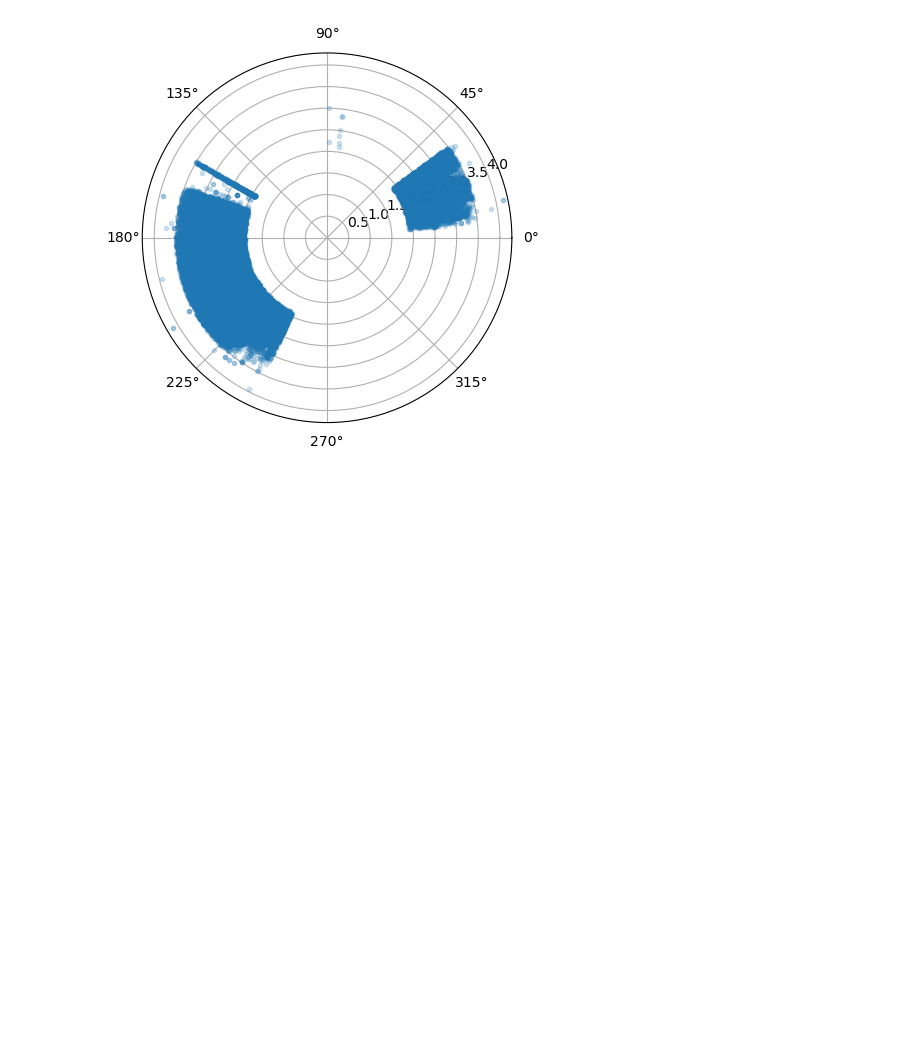
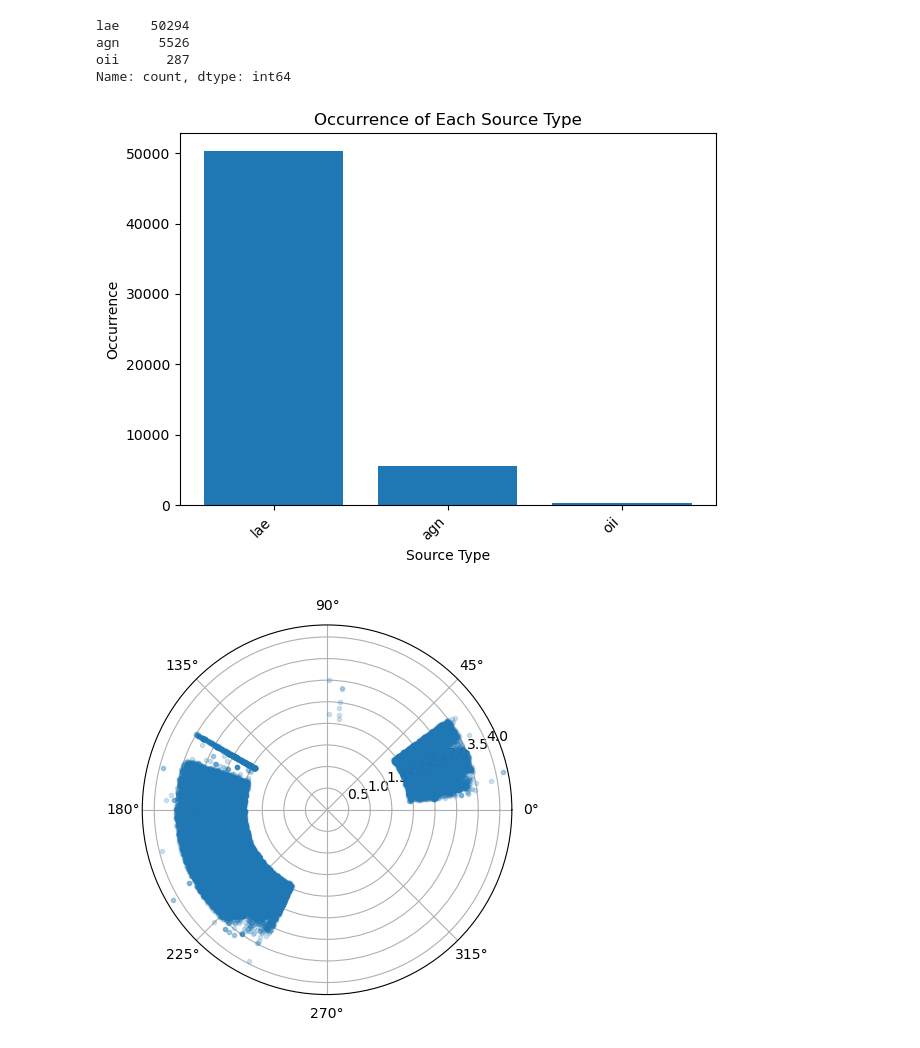
Before and after one commit to MuhammadArshad123/dark-energy-protocluster, a Jupyter notebook: analysis.ipynb, the cells around one changed output. Drawn from its saved outputs; the diff is of its cells as text; code cells hidden in the pictures; blank space fills up the shorter version.

```diff
--- a/analysis.ipynb
+++ b/analysis.ipynb
@@ -6,6 +6,27 @@ import matplotlib.pyplot as plt
 # %%
 file = 'output_data.csv'
 df = pd.read_csv(file)
+# %%
+SOURCE_TYPE =  df['source_type'].to_numpy()
+# Count occurrences of each source type
+source_type_counts = pd.Series(SOURCE_TYPE).value_counts()
+print(source_type_counts)
+# Create a bar graph
+plt.bar(source_type_counts.index, source_type_counts.values)
+plt.xlabel('Source Type')
+plt.ylabel('Occurrence')
+plt.title('Occurrence of Each Source Type')
+plt.xticks(rotation=45, ha='right')
+
+# Display the plot
+plt.tight_layout()
+plt.show()
+# %% [output]
+lae    50294
+agn     5526
+oii      287
+Name: count, dtype: int64
+[figure, added]
 # %%
 RA = df['RA'].to_numpy()
 Z = df['z_hetdex'].to_numpy()
```
Also changed, not shown: parts of 2 cells of this notebook.
